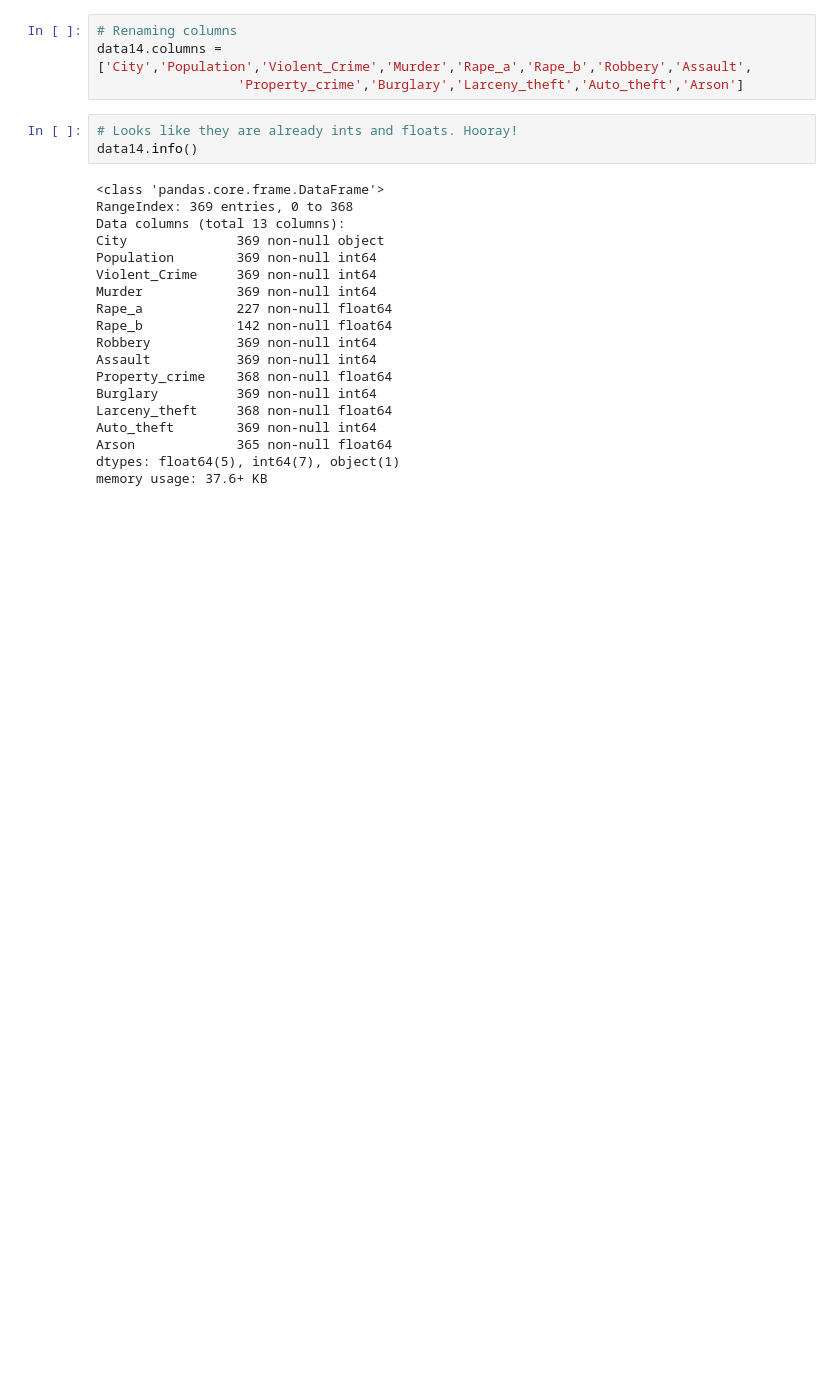
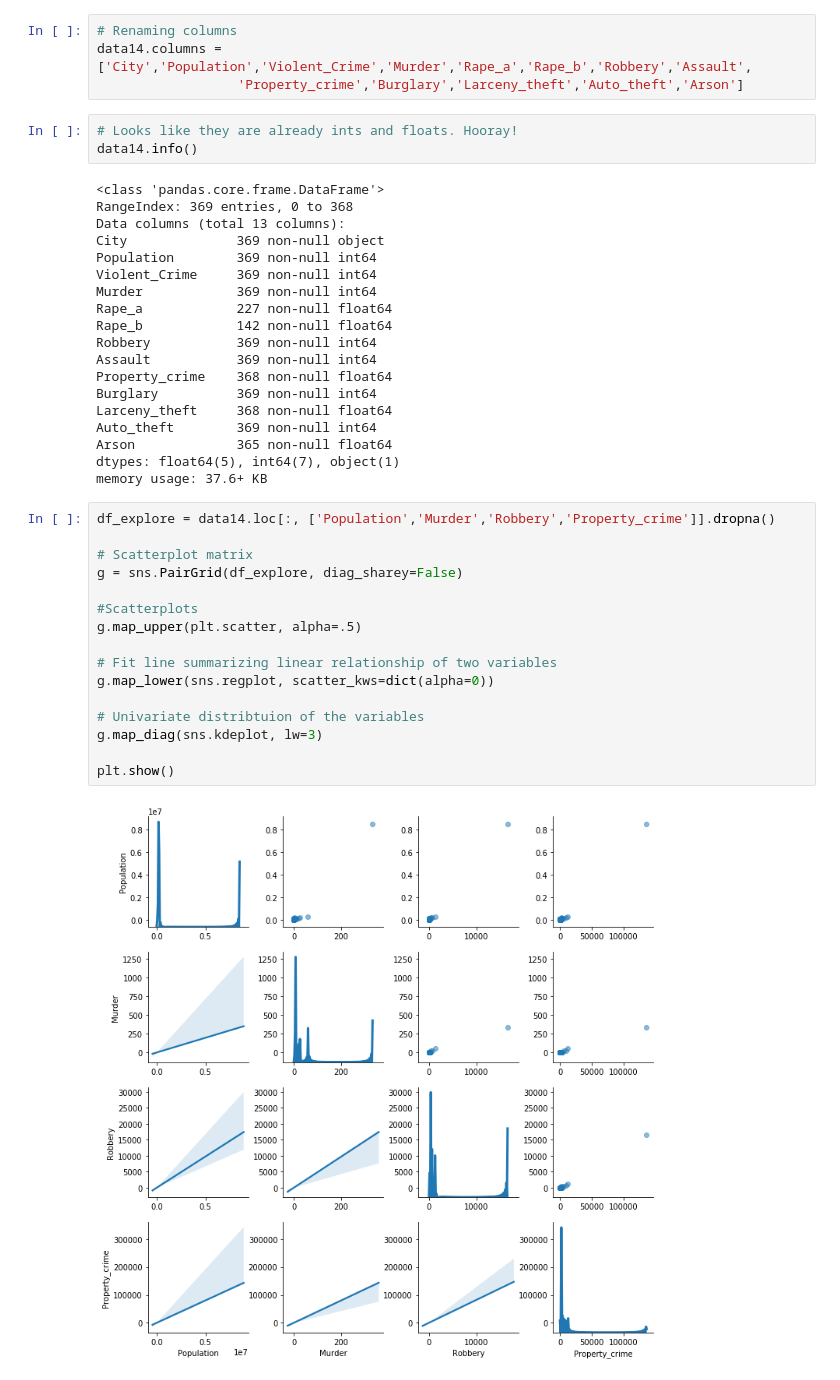
Before and after one commit to jlinGG/Thinkful-DS-Bootcamp, a Jupyter notebook: New-York-Crime.ipynb, the cells around one changed output. Cells and saved outputs as stored; diff of their text form; blank space fills up the shorter version.

```diff
--- a/New-York-Crime.ipynb
+++ b/New-York-Crime.ipynb
@@ -351,3 +355,21 @@ Auto_theft        369 non-null int64
 Arson             365 non-null float64
 dtypes: float64(5), int64(7), object(1)
 memory usage: 37.6+ KB
+# %%
+df_explore = data14.loc[:, ['Population','Murder','Robbery','Property_crime']].dropna()
+
+# Scatterplot matrix
+g = sns.PairGrid(df_explore, diag_sharey=False)
+
+#Scatterplots
+g.map_upper(plt.scatter, alpha=.5)
+
+# Fit line summarizing linear relationship of two variables
+g.map_lower(sns.regplot, scatter_kws=dict(alpha=0))
+
+# Univariate distribtuion of the variables
+g.map_diag(sns.kdeplot, lw=3)
+
+plt.show()
+# %% [output]
+[figure, added]
```
Also changed, not shown: parts of 17 cells of this notebook, 4 other files.
